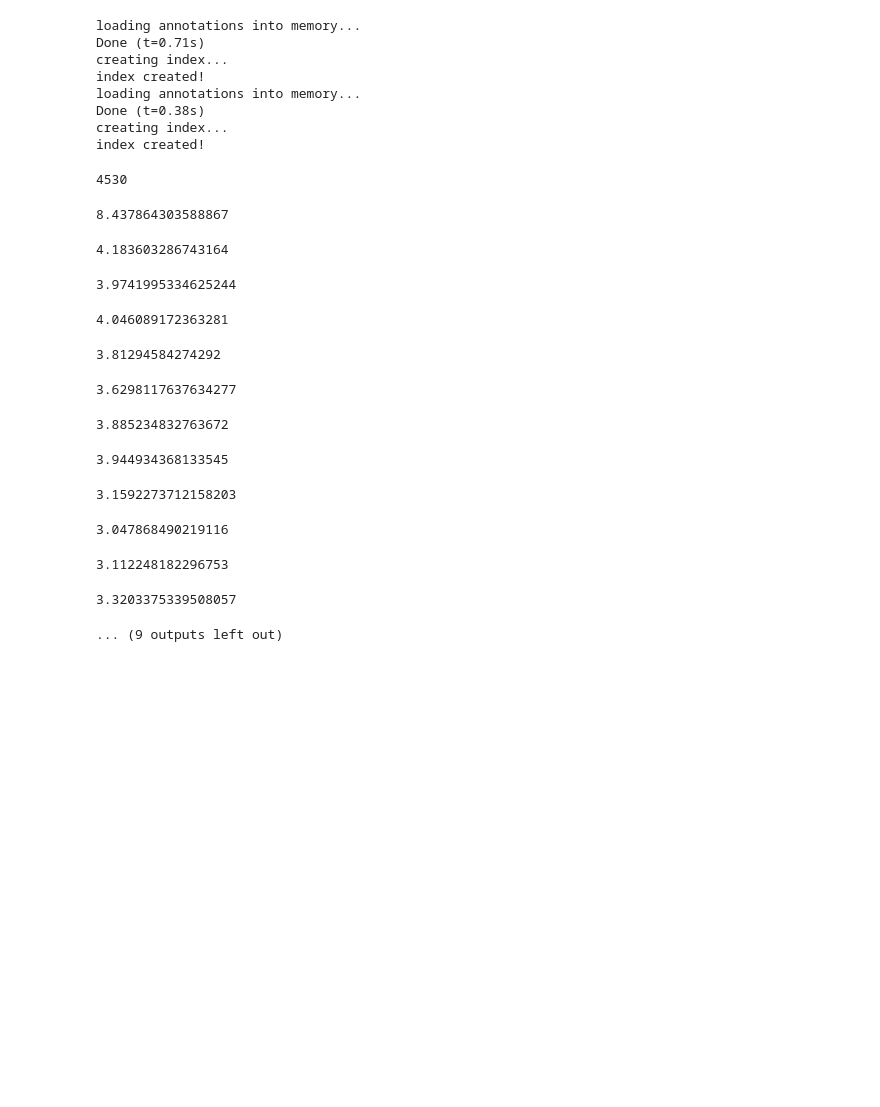
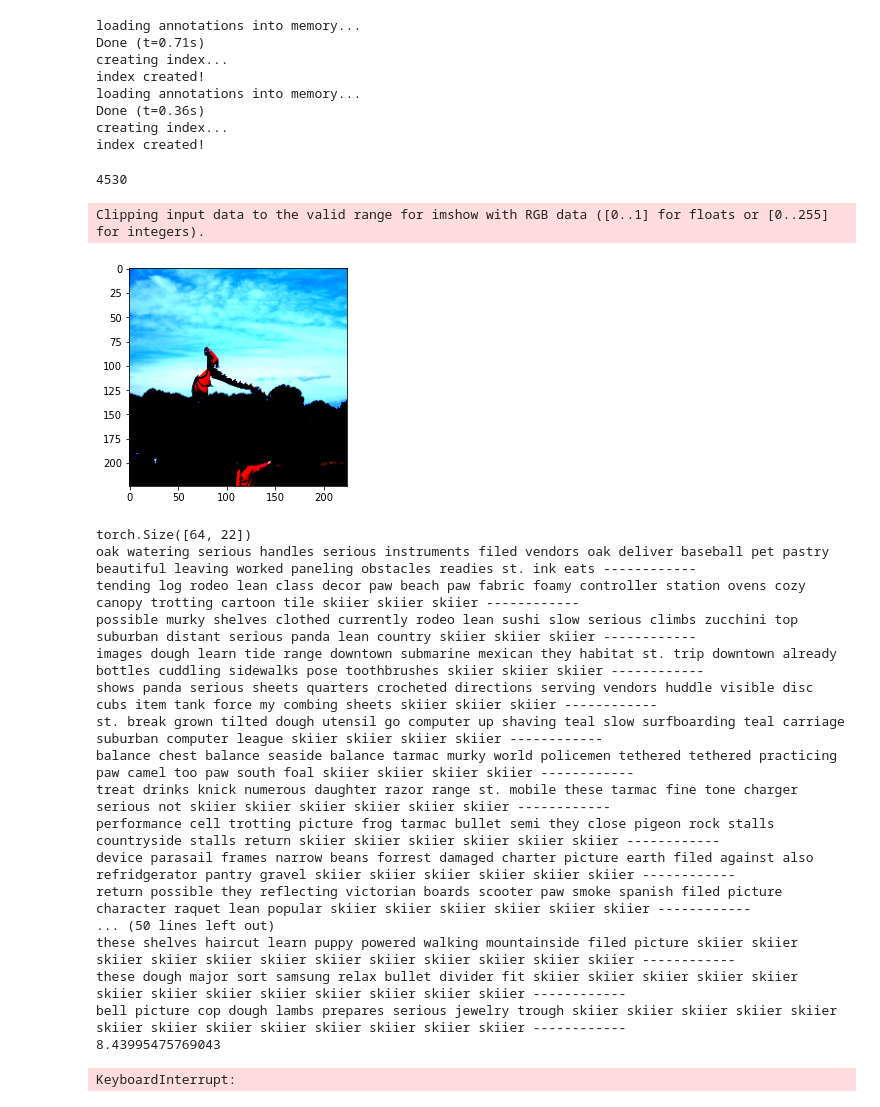
Before and after one commit to garyongguanjie/DeepLearningFinalProject, a Jupyter notebook: Untitled.ipynb, the cells around one changed output. Cells and saved outputs as stored; diff of their text form; code cells hidden in the pictures; blank space fills up the shorter version.

```diff
--- a/Untitled.ipynb
+++ b/Untitled.ipynb
@@ -13,8 +14,13 @@ import torch
 with open(config.VOCAB_PATH, 'rb') as f:
     vocab = pickle.load(f)
 
-TRAIN_LOADER = {'root':config.TRAIN_FEATURE_PATH, 'json':config.TRAIN_JSON_PATH, 'vocab':vocab, 'batch_size':32, 'shuffle':True, 'num_workers':4}
-VAL_LOADER = {'root':config.VAL_FEATURE_PATH, 'json':config.VAL_JSON_PATH, 'vocab':vocab, 'batch_size':32, 'shuffle':False, 'num_workers':4}
+transformation = transforms.Compose([transforms.Resize((224,224)),
+                                    transforms.ToTensor(),
+                                    transforms.Normalize((0.485, 0.456, 0.406), (0.229, 0.224, 0.225))
+                                    ])
+
+TRAIN_LOADER = {'root':config.TRAIN_IMG_PATH, 'json':config.TRAIN_JSON_PATH, 'vocab':vocab, 'batch_size':64, 'shuffle':True,'transform':transformation,'num_workers':4}
+VAL_LOADER = {'root':config.VAL_IMG_PATH, 'json':config.VAL_JSON_PATH, 'vocab':vocab, 'batch_size':64, 'shuffle':False,'transform':transformation, 'num_workers':4}
 # %%
 train_loader = get_loader(**TRAIN_LOADER)
 val_loader = get_loader(**VAL_LOADER)
@@ -24,7 +30,7 @@ Done (t=0.71s)
 creating index...
 index created!
 loading annotations into memory...
-Done (t=0.38s)
+Done (t=0.36s)
 creating index...
 index created!
 # %%
@@ -35,12 +43,23 @@ vocab_size
+# %%
+def imshow(tensor):
+    plt.imshow(tensor.numpy().transpose(1,2,0))
+# %%
+for data in train_loader:
+    images,captions,lengths = data
+    imshow(images[3])
+    break
+# %% [output]
+Clipping input data to the valid range for imshow with RGB data ([0..1] for floats or [0..255] for integers).
+[figure, added]
 # %%
 device = torch.device("cuda" if torch.cuda.is_available() else "cpu")
 from torch import nn,optim
-from model import EncoderCNN,DecoderRNN
+from model import CNNfull,DecoderRNN
 from torch.nn.utils.rnn import pack_padded_sequence
 from tqdm import tqdm
-encoder = EncoderCNN(512,image_dim=256)
+encoder = CNNfull(2048)
 encoder.to(device)
-decoder = DecoderRNN(256,300,300,vocab_size)
+decoder = DecoderRNN(2048,300,300,vocab_size)
 decoder.to(device)
 enc_optimizer = optim.SGD(encoder.parameters(),lr=1e-4,momentum=0.9)
 dec_optimizer = optim.SGD(decoder.parameters(),lr=1e-2,momentum=0.9)
@@ -54,7 +73,7 @@ for epoch in range(10):
         captions = captions.to(device)
         encoded_images = encoder(images)
         predictions,captions,lengths,alphas = decoder(encoded_images,captions,lengths)
-        if i%1000 ==0 and epoch ==1:
+        if i%1000 ==0 and epoch ==0:
             predicted = predictions.argmax(dim=2)
             print(predicted.shape)
             for sentence in predicted:
@@ -75,18 +94,23 @@ for epoch in range(10):
 
     print(total_loss/len(train_loader))
 # %% [output]
-8.437864303588867
+torch.Size([64, 22])
+oak watering serious handles serious instruments filed vendors oak deliver baseball pet pastry beautiful leaving worked paneling obstacles readies st. ink eats ------------
+tending log rodeo lean class decor paw beach paw fabric foamy controller station ovens cozy canopy trotting cartoon tile skiier skiier skiier ------------
+possible murky shelves clothed currently rodeo lean sushi slow serious climbs zucchini top suburban distant serious panda lean country skiier skiier skiier ------------
+images dough learn tide range downtown submarine mexican they habitat st. trip downtown already bottles cuddling sidewalks pose toothbrushes skiier skiier skiier ------------
+shows panda serious sheets quarters crocheted directions serving vendors huddle visible disc cubs item tank force my combing sheets skiier skiier skiier ------------
+st. break grown tilted dough utensil go computer up shaving teal slow surfboarding teal carriage suburban computer league skiier skiier skiier skiier ------------
+balance chest balance seaside balance tarmac murky world policemen tethered tethered practicing paw camel too paw south foal skiier skiier skiier skiier ------------
+treat drinks knick numerous daughter razor range st. mobile these tarmac fine tone charger serious not skiier skiier skiier skiier skiier skiier ------------
+performance cell trotting picture frog tarmac bullet semi they close pigeon rock stalls countryside stalls return skiier skiier skiier skiier skiier skiier ------------
+device parasail frames narrow beans forrest damaged charter picture earth filed against also refridgerator pantry gravel skiier skiier skiier skiier skiier skiier ------------
+return possible they reflecting victorian boards scooter paw smoke spanish filed picture character raquet lean popular skiier skiier skiier skiier skiier skiier ------------
+... (50 lines left out)
+these shelves haircut learn puppy powered walking mountainside filed picture skiier skiier skiier skiier skiier skiier skiier skiier skiier skiier skiier skiier ------------
+these dough major sort samsung relax bullet divider fit skiier skiier skiier skiier skiier skiier skiier skiier skiier skiier skiier skiier skiier ------------
+bell picture cop dough lambs prepares serious jewelry trough skiier skiier skiier skiier skiier skiier skiier skiier skiier skiier skiier skiier skiier ------------
+8.43995475769043
-4.183603286743164
+KeyboardInterrupt:
-3.9741995334625244
-4.046089172363281
-3.81294584274292
-3.6298117637634277
-3.885234832763672
-3.944934368133545
-3.1592273712158203
-3.047868490219116
-3.112248182296753
-3.3203375339508057
-... (9 outputs left out)
 # %%
 vocab.idx2word[2]
```
Also changed, not shown: parts of 7 cells of this notebook, 3 other files.
